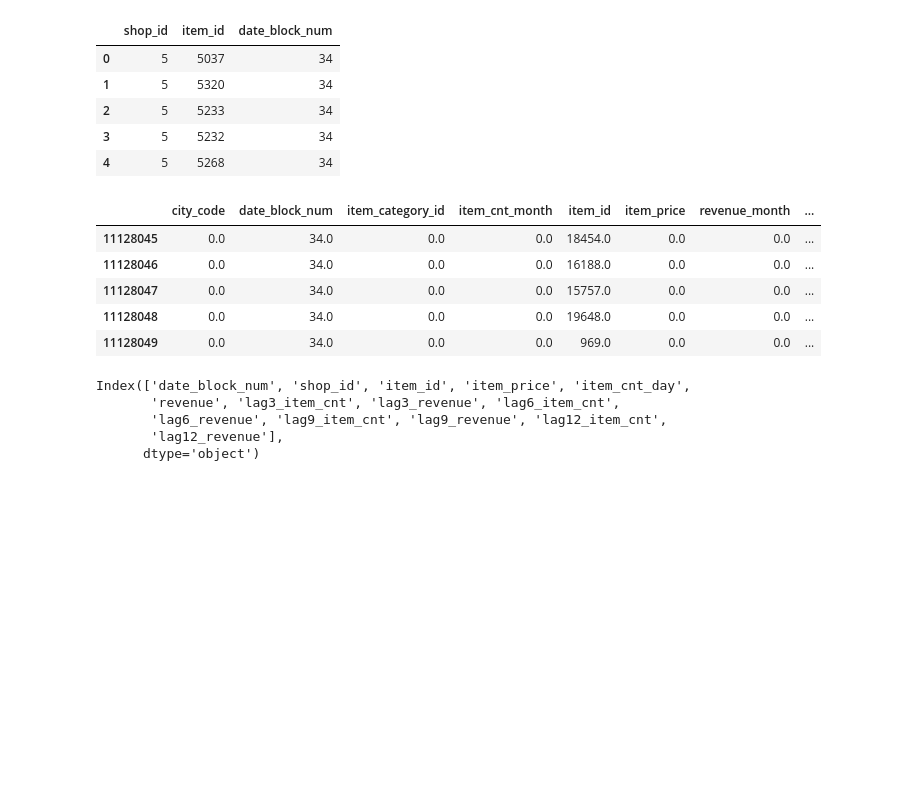
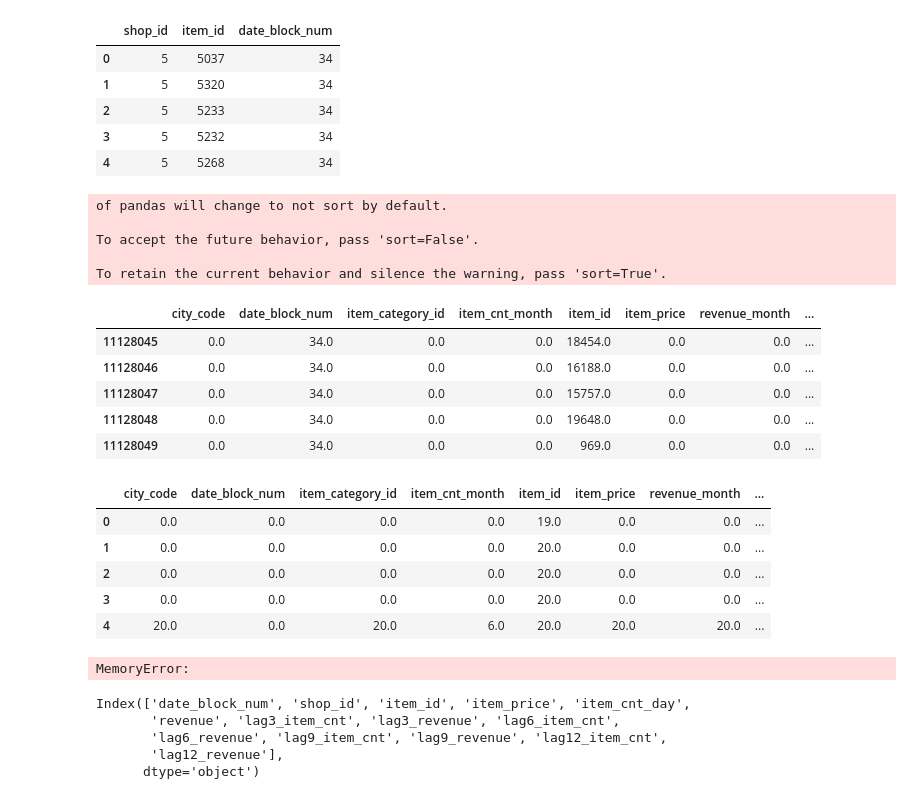
Before and after one commit to RGivisiez/Adv_ML, a Jupyter notebook: Adv_ML.ipynb, the cells around one changed output. Drawn from its saved outputs; the diff is of its cells as text; code cells hidden in the pictures; blank space fills up the shorter version.

```diff
--- a/Adv_ML.ipynb
+++ b/Adv_ML.ipynb
@@ -37,6 +39,8 @@ print('Found GPU at: {}'.format(device_name))
 Found GPU at: /device:GPU:0
 # %%
 path = '/content/gdrive/My Drive/Colab Notebooks/Kaggle Data'
+# %%
+path = '~/Git_repo/Adv_ML/data'
 # %% [markdown]
 #File descriptions:
 
@@ -1248,6 +1252,11 @@ test.head()
 df_month = pd.concat([df_month, test], ignore_index=True, keys=['date_block_num', 'shop_id', 'item_id']).fillna(0)
 df_month.tail()
 # %% [output]
+of pandas will change to not sort by default.
+
+To accept the future behavior, pass 'sort=False'.
+
+To retain the current behavior and silence the warning, pass 'sort=True'.
 |  | city_code | date_block_num | item_category_id | item_cnt_month | item_id | item_price | revenue_month | ... |
 | 11128045 | 0.0 | 34.0 | 0.0 | 0.0 | 18454.0 | 0.0 | 0.0 | ... |
 | 11128046 | 0.0 | 34.0 | 0.0 | 0.0 | 16188.0 | 0.0 | 0.0 | ... |
@@ -1269,8 +1278,19 @@ df_lag3['date_block_num'] += 3
 df_lag6['date_block_num'] += 6
 df_lag9['date_block_num'] += 9
 df_lag12['date_block_num'] += 12
+# %%
+df_month.head()
+# %% [output]
+|  | city_code | date_block_num | item_category_id | item_cnt_month | item_id | item_price | revenue_month | ... |
+| 0 | 0.0 | 0.0 | 0.0 | 0.0 | 19.0 | 0.0 | 0.0 | ... |
+| 1 | 0.0 | 0.0 | 0.0 | 0.0 | 20.0 | 0.0 | 0.0 | ... |
+| 2 | 0.0 | 0.0 | 0.0 | 0.0 | 20.0 | 0.0 | 0.0 | ... |
+| 3 | 0.0 | 0.0 | 0.0 | 0.0 | 20.0 | 0.0 | 0.0 | ... |
+| 4 | 20.0 | 0.0 | 20.0 | 6.0 | 20.0 | 20.0 | 20.0 | ... |
 # %%
 df_xb_train = pd.merge(df_month, df_lag3, on=['date_block_num', 'shop_id', 'item_id'], how='left').fillna(0)
+# %% [output]
+MemoryError:
 # %%
 
 df_xb_train = pd.merge(df_xb_train, df_lag6, on=['date_block_num', 'shop_id', 'item_id'], how='left').fillna(0)
```
Also changed, not shown: parts of 1 cell of this notebook.
